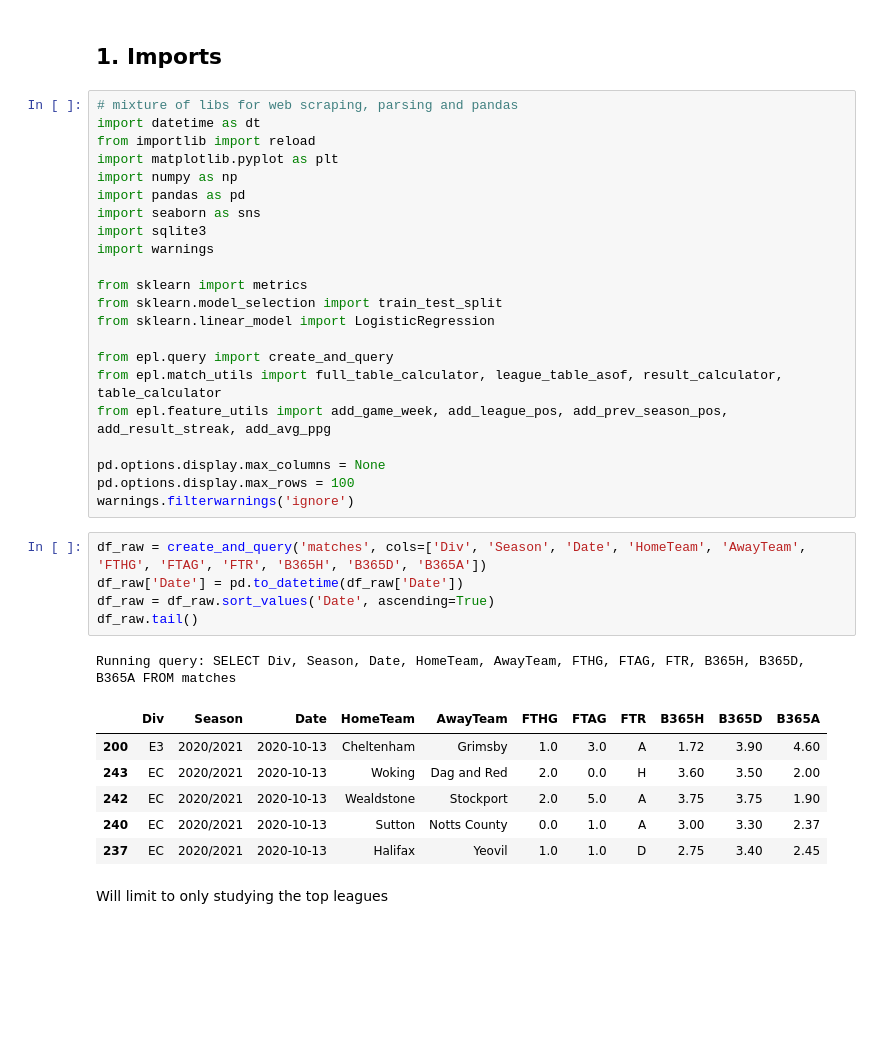
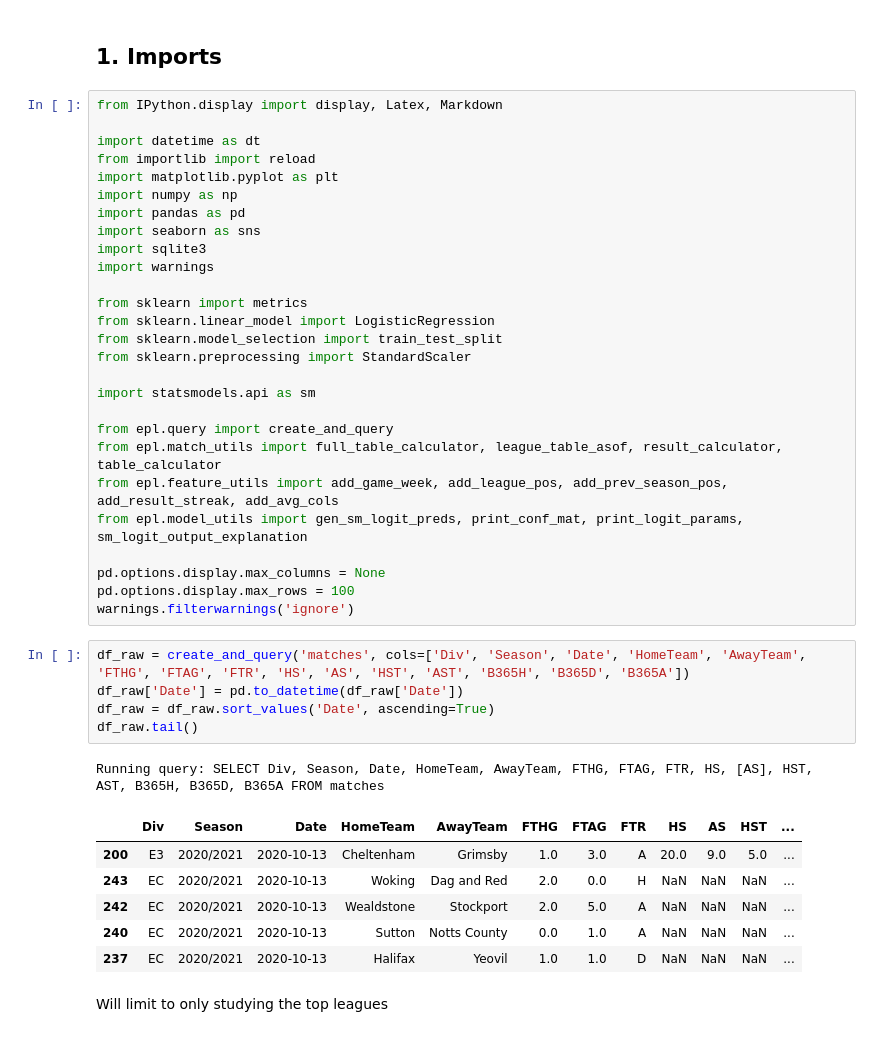
Before and after one commit to mjam03/epl, a Jupyter notebook: notebooks/Logistic Regression.ipynb, the cells around one changed output. Saved outputs shown, nothing was run; the diff lists cells and outputs as text; blank space fills up the shorter version.

```diff
--- a/notebooks/Logistic Regression.ipynb
+++ b/notebooks/Logistic Regression.ipynb
@@ -5,7 +5,8 @@ Notebook to explore logistic regression applied to football match prediction
 # %% [markdown]
 ## 1. Imports
 # %%
-# mixture of libs for web scraping, parsing and pandas
+from IPython.display import display, Latex, Markdown
+
 import datetime as dt
 from importlib import reload
 import matplotlib.pyplot as plt
@@ -16,29 +17,33 @@ import sqlite3
 import warnings
 
 from sklearn import metrics
+from sklearn.linear_model import LogisticRegression
 from sklearn.model_selection import train_test_split
-from sklearn.linear_model import LogisticRegression
+from sklearn.preprocessing import StandardScaler
+
+import statsmodels.api as sm
 
 from epl.query import create_and_query
 from epl.match_utils import full_table_calculator, league_table_asof, result_calculator, table_calculator
-from epl.feature_utils import add_game_week, add_league_pos, add_prev_season_pos, add_result_streak, add_avg_ppg
+from epl.feature_utils import add_game_week, add_league_pos, add_prev_season_pos, add_result_streak, add_avg_cols
+from epl.model_utils import gen_sm_logit_preds, print_conf_mat, print_logit_params, sm_logit_output_explanation
 
 pd.options.display.max_columns = None
 pd.options.display.max_rows = 100
 warnings.filterwarnings('ignore')
 # %%
-df_raw = create_and_query('matches', cols=['Div', 'Season', 'Date', 'HomeTeam', 'AwayTeam', 'FTHG', 'FTAG', 'FTR', 'B365H', 'B365D', 'B365A'])
+df_raw = create_and_query('matches', cols=['Div', 'Season', 'Date', 'HomeTeam', 'AwayTeam', 'FTHG', 'FTAG', 'FTR', 'HS', 'AS', 'HST', 'AST', 'B365H', 'B365D', 'B365A'])
 df_raw['Date'] = pd.to_datetime(df_raw['Date'])
 df_raw = df_raw.sort_values('Date', ascending=True)
 df_raw.tail()
 # %% [output]
-Running query: SELECT Div, Season, Date, HomeTeam, AwayTeam, FTHG, FTAG, FTR, B365H, B365D, B365A FROM matches
+Running query: SELECT Div, Season, Date, HomeTeam, AwayTeam, FTHG, FTAG, FTR, HS, [AS], HST, AST, B365H, B365D, B365A FROM matches
-|  | Div | Season | Date | HomeTeam | AwayTeam | FTHG | FTAG | FTR | B365H | B365D | B365A |
-| 200 | E3 | 2020/2021 | 2020-10-13 | Cheltenham | Grimsby | 1.0 | 3.0 | A | 1.72 | 3.90 | 4.60 |
-| 243 | EC | 2020/2021 | 2020-10-13 | Woking | Dag and Red | 2.0 | 0.0 | H | 3.60 | 3.50 | 2.00 |
-| 242 | EC | 2020/2021 | 2020-10-13 | Wealdstone | Stockport | 2.0 | 5.0 | A | 3.75 | 3.75 | 1.90 |
-| 240 | EC | 2020/2021 | 2020-10-13 | Sutton | Notts County | 0.0 | 1.0 | A | 3.00 | 3.30 | 2.37 |
-| 237 | EC | 2020/2021 | 2020-10-13 | Halifax | Yeovil | 1.0 | 1.0 | D | 2.75 | 3.40 | 2.45 |
+|  | Div | Season | Date | HomeTeam | AwayTeam | FTHG | FTAG | FTR | HS | AS | HST | ... |
+| 200 | E3 | 2020/2021 | 2020-10-13 | Cheltenham | Grimsby | 1.0 | 3.0 | A | 20.0 | 9.0 | 5.0 | ... |
+| 243 | EC | 2020/2021 | 2020-10-13 | Woking | Dag and Red | 2.0 | 0.0 | H | NaN | NaN | NaN | ... |
+| 242 | EC | 2020/2021 | 2020-10-13 | Wealdstone | Stockport | 2.0 | 5.0 | A | NaN | NaN | NaN | ... |
+| 240 | EC | 2020/2021 | 2020-10-13 | Sutton | Notts County | 0.0 | 1.0 | A | NaN | NaN | NaN | ... |
+| 237 | EC | 2020/2021 | 2020-10-13 | Halifax | Yeovil | 1.0 | 1.0 | D | NaN | NaN | NaN | ... |
 # %% [markdown]
 Will limit to only studying the top leagues
 # %%
```
Also changed, not shown: parts of 61 cells of this notebook, 13 other files.
